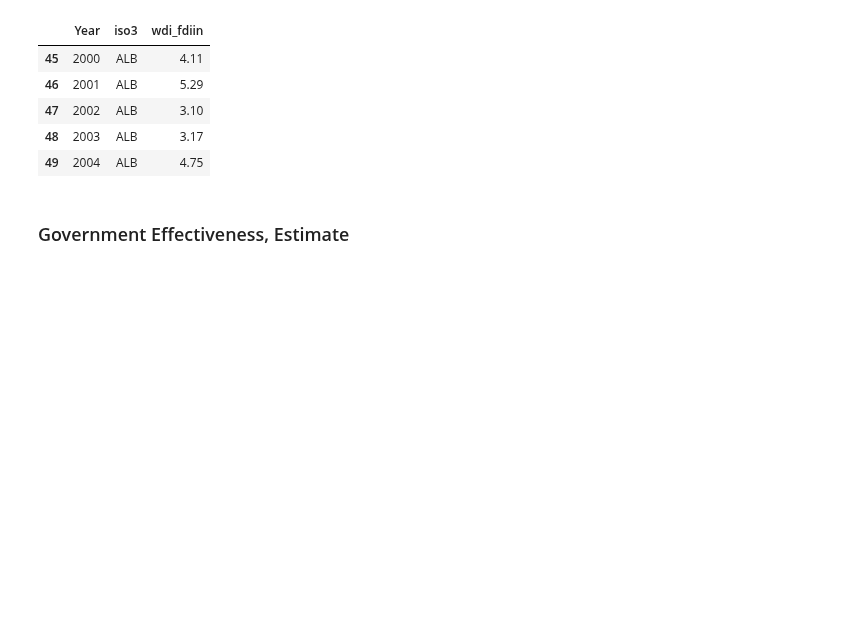
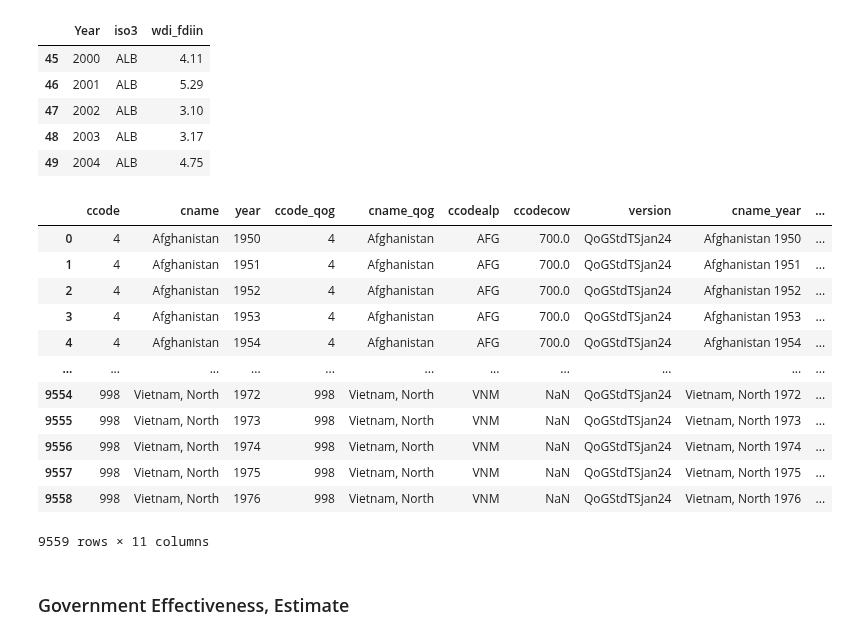
Before and after one commit to ZeliaDec/DataScience, a Jupyter notebook: Data_Notebook.ipynb, the cells around one changed output. Drawn from its saved outputs; the diff is of its cells as text; code cells hidden in the pictures; blank space fills up the shorter version.

```diff
--- a/Data_Notebook.ipynb
+++ b/Data_Notebook.ipynb
@@ -1687,6 +1687,31 @@ wdi_fdiin.head()
 | 47 | 2002 | ALB | 3.10 |
 | 48 | 2003 | ALB | 3.17 |
 | 49 | 2004 | ALB | 4.75 |
+# %%
+mad_gdppc = pd.read_csv(filepath + "mad_gdppc.csv", delimiter = ";")
+
+# Convert commas to dots for numeric columns
+for col in  mad_gdppc.columns:
+    if  mad_gdppc[col].dtype == 'object':
+        try:
+             mad_gdppc[col] = pd.to_numeric(mad_gdppc[col].str.replace(',', '.'), errors='raise')
+        except ValueError:
+            pass
+mad_gdppc
+# %% [output]
+|  | ccode | cname | year | ccode_qog | cname_qog | ccodealp | ccodecow | version | cname_year | ... |
+| 0 | 4 | Afghanistan | 1950 | 4 | Afghanistan | AFG | 700.0 | QoGStdTSjan24 | Afghanistan 1950 | ... |
+| 1 | 4 | Afghanistan | 1951 | 4 | Afghanistan | AFG | 700.0 | QoGStdTSjan24 | Afghanistan 1951 | ... |
+| 2 | 4 | Afghanistan | 1952 | 4 | Afghanistan | AFG | 700.0 | QoGStdTSjan24 | Afghanistan 1952 | ... |
+| 3 | 4 | Afghanistan | 1953 | 4 | Afghanistan | AFG | 700.0 | QoGStdTSjan24 | Afghanistan 1953 | ... |
+| 4 | 4 | Afghanistan | 1954 | 4 | Afghanistan | AFG | 700.0 | QoGStdTSjan24 | Afghanistan 1954 | ... |
+| ... | ... | ... | ... | ... | ... | ... | ... | ... | ... | ... |
+| 9554 | 998 | Vietnam, North | 1972 | 998 | Vietnam, North | VNM | NaN | QoGStdTSjan24 | Vietnam, North 1972 | ... |
+| 9555 | 998 | Vietnam, North | 1973 | 998 | Vietnam, North | VNM | NaN | QoGStdTSjan24 | Vietnam, North 1973 | ... |
+| 9556 | 998 | Vietnam, North | 1974 | 998 | Vietnam, North | VNM | NaN | QoGStdTSjan24 | Vietnam, North 1974 | ... |
+| 9557 | 998 | Vietnam, North | 1975 | 998 | Vietnam, North | VNM | NaN | QoGStdTSjan24 | Vietnam, North 1975 | ... |
+| 9558 | 998 | Vietnam, North | 1976 | 998 | Vietnam, North | VNM | NaN | QoGStdTSjan24 | Vietnam, North 1976 | ... |
+9559 rows × 11 columns
 # %% [markdown]
 ### Government Eﬀectiveness, Estimate
 # %% [markdown]
```
Also changed, not shown: 3 other files.
